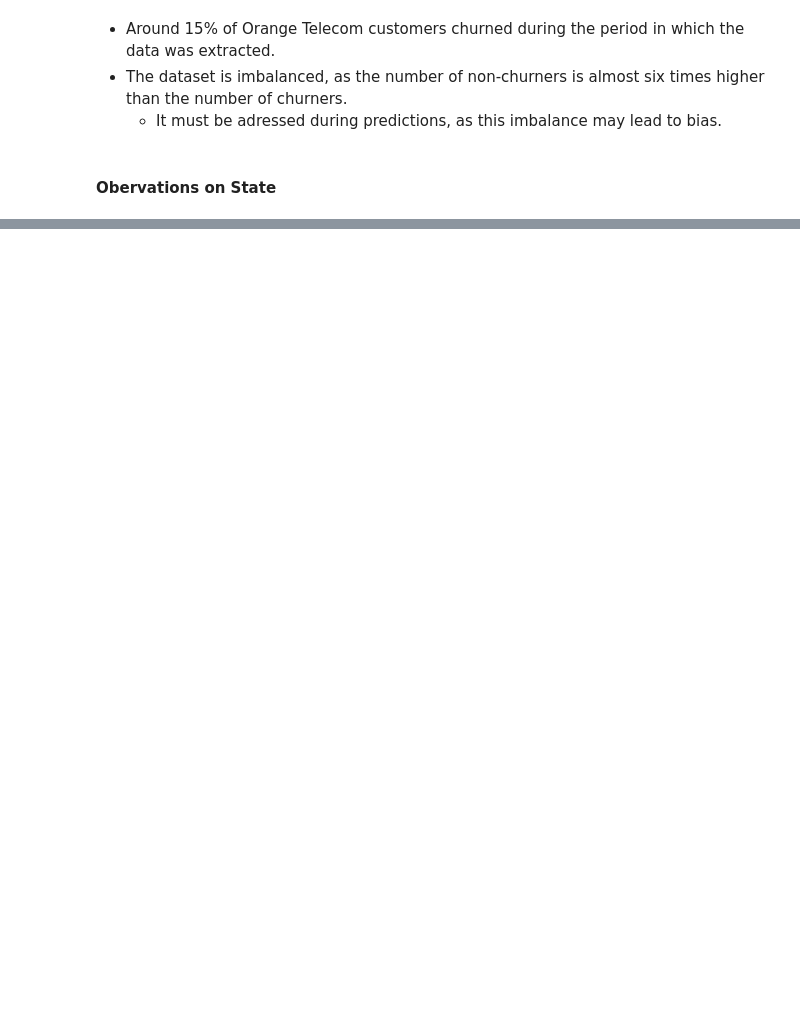
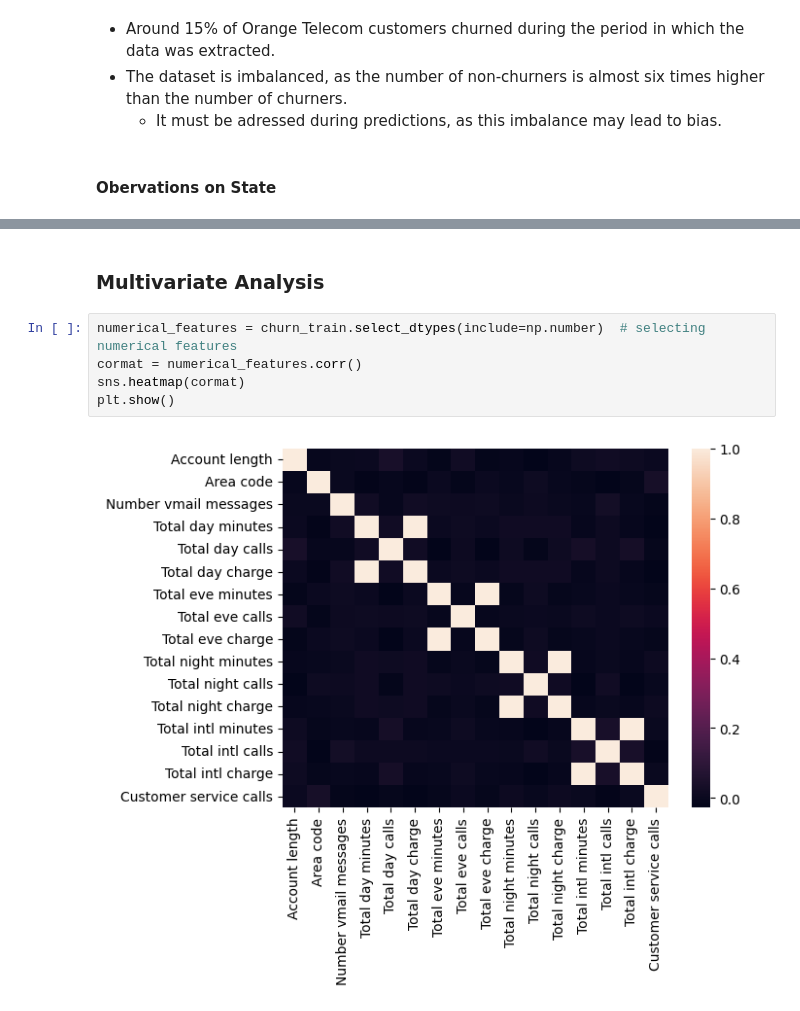
Before and after one commit to marcus-fernandes1/Customer-Churn-Prediction-in-Telecom, a Jupyter notebook: Churn_Prediction_Telecom.ipynb, the cells around one changed output, grey strips where cells are left out. Saved outputs shown, nothing was run; the diff lists cells and outputs as text; blank space fills up the shorter version.

```diff
--- a/Churn_Prediction_Telecom.ipynb
+++ b/Churn_Prediction_Telecom.ipynb
@@ -409,0 +380,9 @@ dtype: object
+# %% [markdown]
+### Multivariate Analysis
+# %%
+numerical_features = churn_train.select_dtypes(include=np.number)  # selecting numerical features
+cormat = numerical_features.corr()
+sns.heatmap(cormat)
+plt.show()
+# %% [output]
+[figure, added]
```
Also changed, not shown: parts of 21 cells of this notebook.
